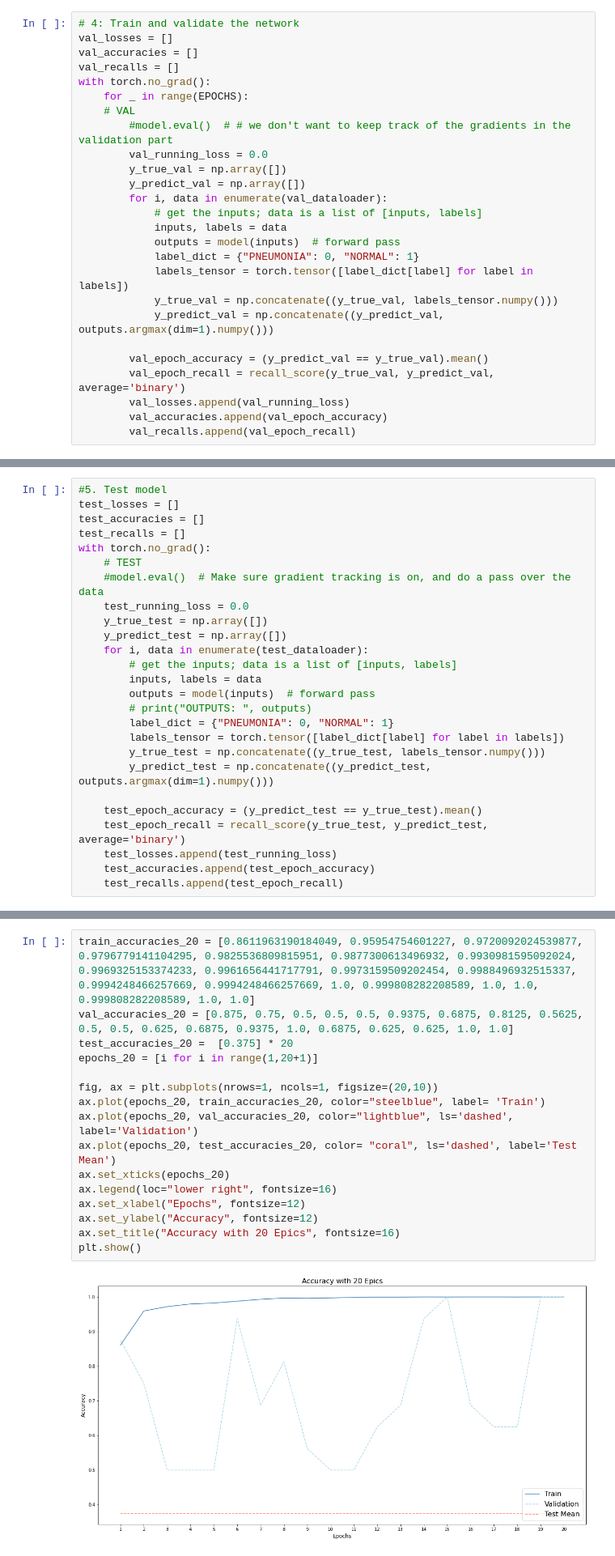
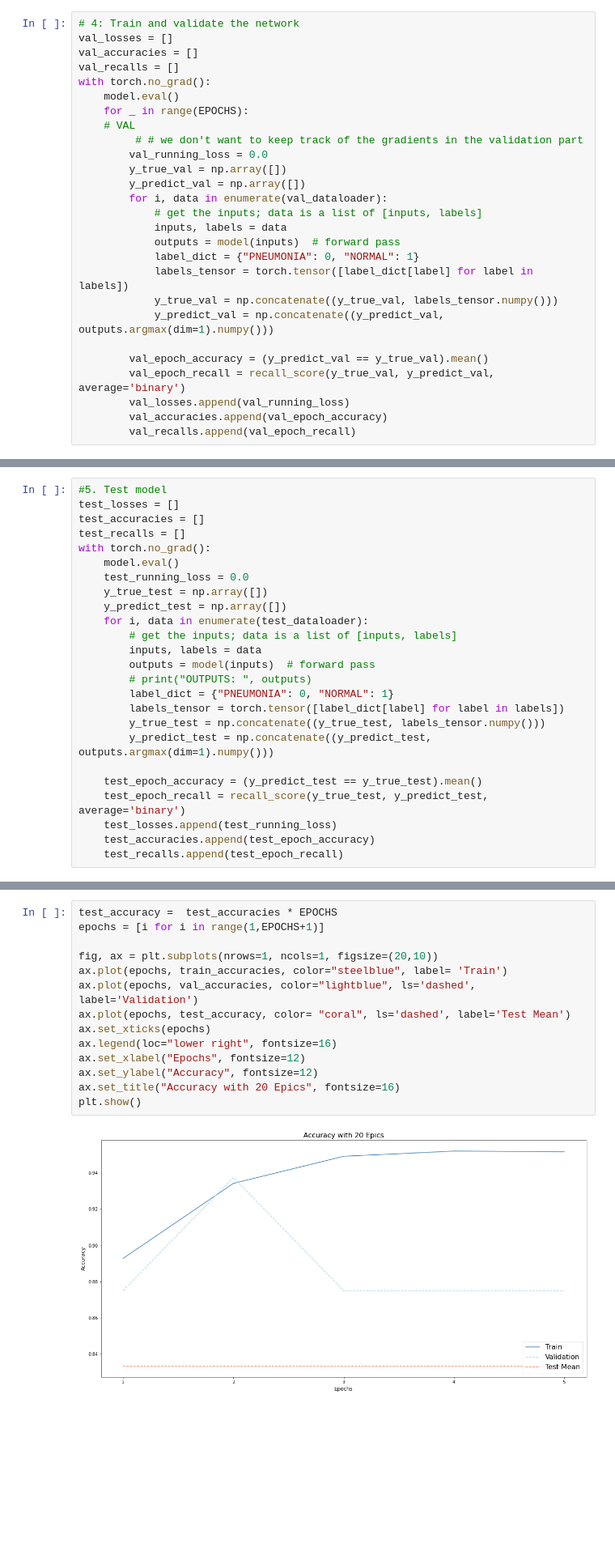
Before and after one commit to JPMartinezClaeys/30254-pneumoniacs, a Jupyter notebook: predict-pneumonia/neural_network.ipynb, the cells around one changed output, grey strips where cells are left out. Shown: that part at 81% size. Drawn from its saved outputs; the diff is of its cells as text; blank space fills up the shorter version.

Commit message:
Add eval() to val and test & update accuracy graph code

```diff
--- a/predict-pneumonia/neural_network.ipynb
+++ b/predict-pneumonia/neural_network.ipynb
@@ -149,9 +149,10 @@ val_losses = []
 val_accuracies = []
 val_recalls = []
 with torch.no_grad():
+    model.eval()
     for _ in range(EPOCHS):
     # VAL
-        #model.eval()  # # we don't want to keep track of the gradients in the validation part
+         # # we don't want to keep track of the gradients in the validation part
         val_running_loss = 0.0
         y_true_val = np.array([])
         y_predict_val = np.array([])
@@ -191,8 +192,7 @@ test_losses = []
 test_accuracies = []
 test_recalls = []
 with torch.no_grad():
-    # TEST
-    #model.eval()  # Make sure gradient tracking is on, and do a pass over the data
+    model.eval()
     test_running_loss = 0.0
     y_true_test = np.array([])
     y_predict_test = np.array([])
@@ -228,23 +228,21 @@ recall [0.6367521367521367]
 0.0: 458
 1.0: 166
 # %%
-train_accuracies_20 = [0.8611963190184049, 0.95954754601227, 0.9720092024539877, 0.9796779141104295, 0.9825536809815951, 0.9877300613496932, 0.9930981595092024, 0.9969325153374233, 0.9961656441717791, 0.9973159509202454, 0.9988496932515337, 0.9994248466257669, 0.9994248466257669, 1.0, 0.999808282208589, 1.0, 1.0, 0.999808282208589, 1.0, 1.0]
-val_accuracies_20 = [0.875, 0.75, 0.5, 0.5, 0.5, 0.9375, 0.6875, 0.8125, 0.5625, 0.5, 0.5, 0.625, 0.6875, 0.9375, 1.0, 0.6875, 0.625, 0.625, 1.0, 1.0]
-test_accuracies_20 =  [0.375] * 20
-epochs_20 = [i for i in range(1,20+1)]
+test_accuracy =  test_accuracies * EPOCHS
+epochs = [i for i in range(1,EPOCHS+1)]
 
 fig, ax = plt.subplots(nrows=1, ncols=1, figsize=(20,10))
-ax.plot(epochs_20, train_accuracies_20, color="steelblue", label= 'Train')
-ax.plot(epochs_20, val_accuracies_20, color="lightblue", ls='dashed', label='Validation')
-ax.plot(epochs_20, test_accuracies_20, color= "coral", ls='dashed', label='Test Mean')
-ax.set_xticks(epochs_20)
+ax.plot(epochs, train_accuracies, color="steelblue", label= 'Train')
+ax.plot(epochs, val_accuracies, color="lightblue", ls='dashed', label='Validation')
+ax.plot(epochs, test_accuracy, color= "coral", ls='dashed', label='Test Mean')
+ax.set_xticks(epochs)
 ax.legend(loc="lower right", fontsize=16)
 ax.set_xlabel("Epochs", fontsize=12)
 ax.set_ylabel("Accuracy", fontsize=12)
 ax.set_title("Accuracy with 20 Epics", fontsize=16)
 plt.show()
 # %% [output]
-[figure, old version]
+[figure, new version]
 # %%
 train_recall_20 = [0.8611963190184049, 0.95954754601227, 0.9720092024539877, 0.9796779141104295, 0.9825536809815951, 0.9877300613496932, 0.9930981595092024, 0.9969325153374233, 0.9961656441717791, 0.9973159509202454, 0.9988496932515337, 0.9994248466257669, 0.9994248466257669, 1.0, 0.999808282208589, 1.0, 1.0, 0.999808282208589, 1.0, 1.0]
 val_recall_20 = [0.75, 1.0, 0.0, 1.0, 1.0, 0.875, 0.375, 0.75, 1.0, 1.0, 1.0, 1.0, 1.0, 1.0, 1.0, 1.0, 1.0, 1.0, 1.0, 1.0]
```
Also changed, not shown: parts of 1 cell of this notebook.
